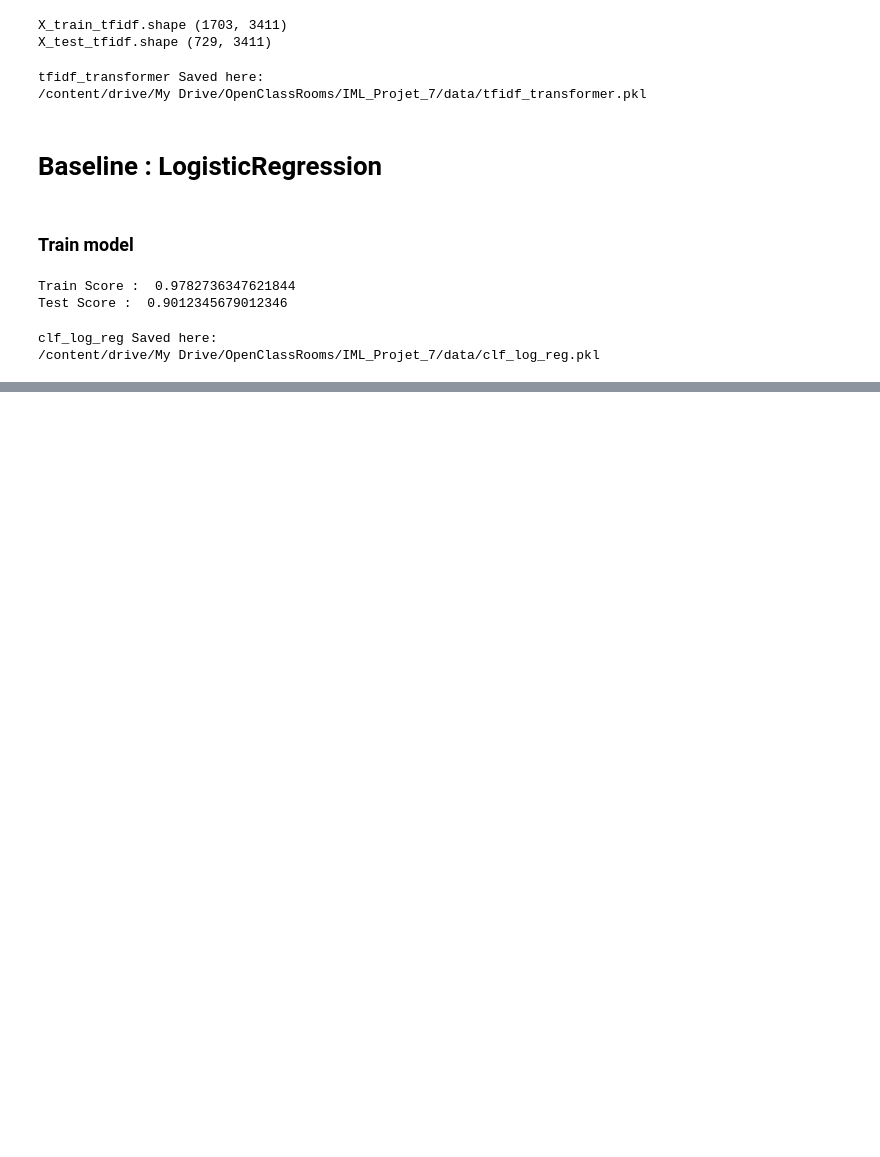
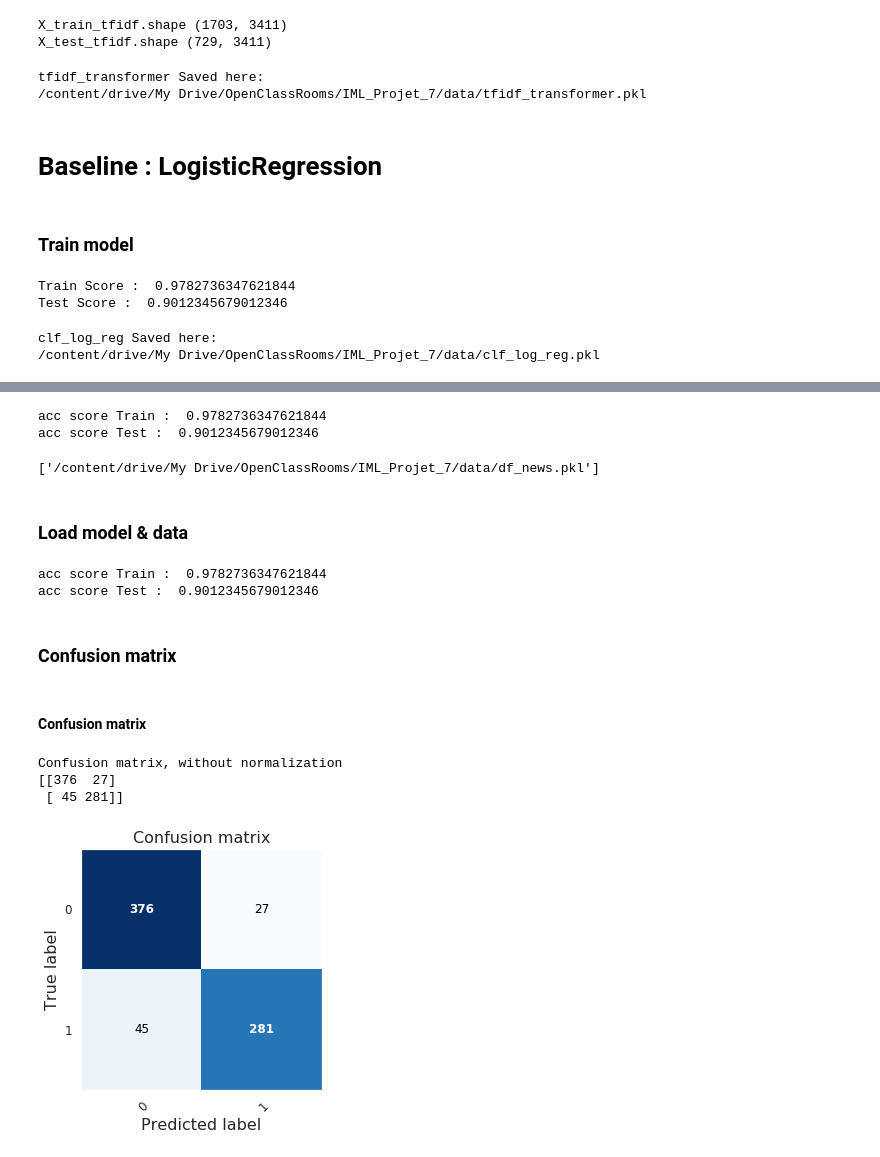
Before and after one commit to jeugregg/FakeNewsDetectionFr, a Jupyter notebook: 04_Train_evaluate_baseline.ipynb, the cells around one changed output, grey strips where cells are left out. Saved outputs shown, nothing was run; the diff lists cells and outputs as text; code cells hidden in the pictures; blank space fills up the shorter version.

Commit message:
add confusion matrix by newspapers and cross validation

```diff
--- a/04_Train_evaluate_baseline.ipynb
+++ b/04_Train_evaluate_baseline.ipynb
@@ -380,0 +501,59 @@ clf_log_reg Saved here:
+# %%
+y_train_pred = clf_log_reg.predict(X_train_tfidf)
+y_test_pred = clf_log_reg.predict(X_test_tfidf)
+print("acc score Train : ",
+      accuracy_score(df_news_clean[df_news_clean["train"] == True]["fake"],
+                     y_train_pred))
+print("acc score Test : ",
+      accuracy_score(df_news_clean[df_news_clean["train"] == False]["fake"],
+                     y_test_pred))
+
+# add to news dataFrame
+df_news["fake_pred_logreg"] = 0
+df_news.loc[df_news["train"] == True, "fake_pred_logreg"] = y_train_pred
+df_news.loc[df_news["train"] == False, "fake_pred_logreg"] = y_test_pred
+# save results into dataFrame
+joblib.dump(df_news, PATH_DF_NEWS_SAVE)
+# %% [output]
+acc score Train :  0.9782736347621844
+acc score Test :  0.9012345679012346
+['/content/drive/My Drive/OpenClassRooms/IML_Projet_7/data/df_news.pkl']
+# %% [markdown]
+### Load model & data
+# %%
+X_train_counts = tf_vectorizer.transform(
+    df_news_clean[df_news_clean["train"] == True]["clean_text"])
+X_train_tfidf = tfidf_transformer.transform(X_train_counts)
+
+X_test_counts = tf_vectorizer.transform(
+    df_news_clean[df_news_clean["train"] == False]["clean_text"])
+X_test_tfidf = tfidf_transformer.transform(X_test_counts)
+
+y_train_pred = clf_log_reg.predict(X_train_tfidf)
+y_test_pred = clf_log_reg.predict(X_test_tfidf)
+
+print("acc score Train : ",
+      accuracy_score(df_news_clean[df_news_clean["train"] == True]["fake"],
+                     y_train_pred))
+print("acc score Test : ",
+      accuracy_score(df_news_clean[df_news_clean["train"] == False]["fake"],
+                     y_test_pred))
+# %% [output]
+acc score Train :  0.9782736347621844
+acc score Test :  0.9012345679012346
+# %% [markdown]
+### Confusion matrix
+# %% [markdown]
+#### Confusion matrix
+# %%
+# Plot non-normalized confusion matrix
+ax = plot_confusion_matrix(
+    df_news[df_news["train"] == False]["fake"], y_test_pred,
+                           classes=np.array([0,1]),
+                           title='Confusion matrix',
+                           size=5)
+# %% [output]
+Confusion matrix, without normalization
+[[376  27]
+ [ 45 281]]
+[figure, added]
```
Also changed, not shown: parts of 40 cells of this notebook, 1 other file.
